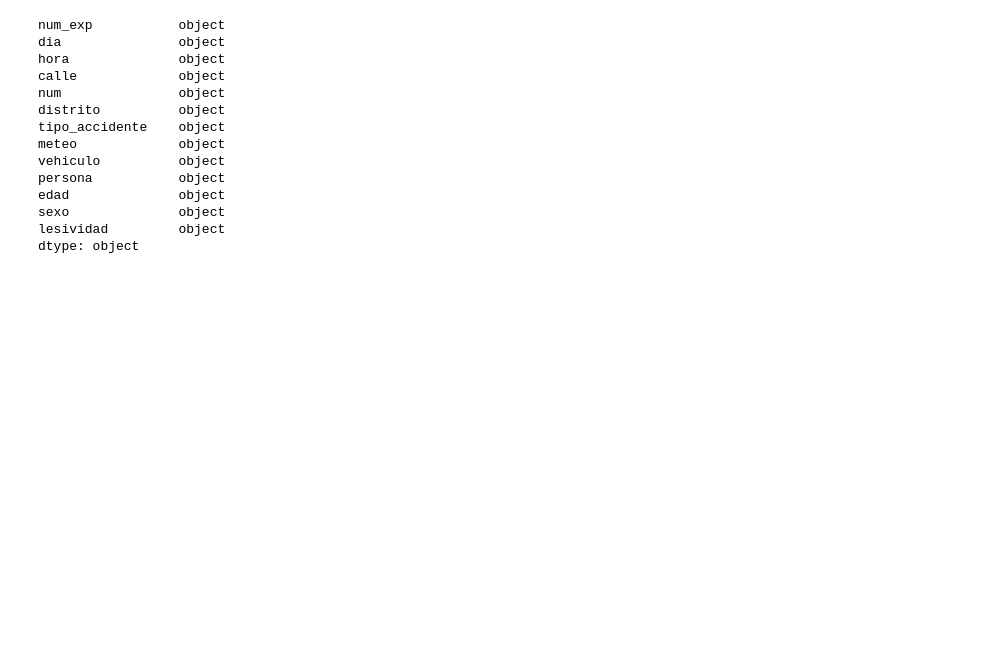
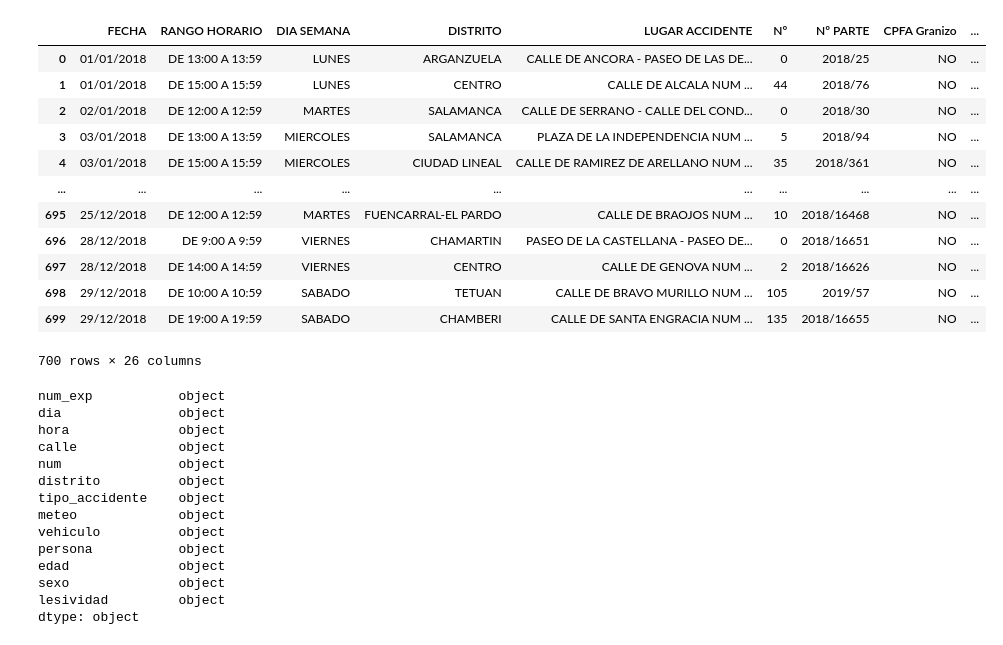
Before and after one commit to Ovion/Plan-B, a Jupyter notebook: input/raw_data/Cleaning_Untitled.ipynb, the cells around one changed output. Cells and saved outputs as stored; diff of their text form; code cells hidden in the pictures; blank space fills up the shorter version.

```diff
--- a/input/raw_data/Cleaning_Untitled.ipynb
+++ b/input/raw_data/Cleaning_Untitled.ipynb
@@ -12,6 +12,24 @@ def get_df_norm_header_index(path):
     return df
 
 bici = get_df_norm_header_index('bicicletas/AccidentesBicicletas_2019.csv')
+# %%
+df = pd.read_csv('bicicletas/AccidentesBicicletas_2018.csv', encoding='latin_1',sep = ';')
+# %%
+df
+# %% [output]
+|  | FECHA | RANGO HORARIO | DIA SEMANA | DISTRITO | LUGAR ACCIDENTE | Nº | Nº PARTE | CPFA Granizo | ... |
+| 0 | 01/01/2018 | DE 13:00 A 13:59 | LUNES | ARGANZUELA | CALLE DE ANCORA - PASEO DE LAS DE... | 0 | 2018/25 | NO | ... |
+| 1 | 01/01/2018 | DE 15:00 A 15:59 | LUNES | CENTRO | CALLE DE ALCALA NUM ... | 44 | 2018/76 | NO | ... |
+| 2 | 02/01/2018 | DE 12:00 A 12:59 | MARTES | SALAMANCA | CALLE DE SERRANO - CALLE DEL COND... | 0 | 2018/30 | NO | ... |
+| 3 | 03/01/2018 | DE 13:00 A 13:59 | MIERCOLES | SALAMANCA | PLAZA DE LA INDEPENDENCIA NUM ... | 5 | 2018/94 | NO | ... |
+| 4 | 03/01/2018 | DE 15:00 A 15:59 | MIERCOLES | CIUDAD LINEAL | CALLE DE RAMIREZ DE ARELLANO NUM ... | 35 | 2018/361 | NO | ... |
+| ... | ... | ... | ... | ... | ... | ... | ... | ... | ... |
+| 695 | 25/12/2018 | DE 12:00 A 12:59 | MARTES | FUENCARRAL-EL PARDO | CALLE DE BRAOJOS NUM ... | 10 | 2018/16468 | NO | ... |
+| 696 | 28/12/2018 | DE 9:00 A 9:59 | VIERNES | CHAMARTIN | PASEO DE LA CASTELLANA - PASEO DE... | 0 | 2018/16651 | NO | ... |
+| 697 | 28/12/2018 | DE 14:00 A 14:59 | VIERNES | CENTRO | CALLE DE GENOVA NUM ... | 2 | 2018/16626 | NO | ... |
+| 698 | 29/12/2018 | DE 10:00 A 10:59 | SABADO | TETUAN | CALLE DE BRAVO MURILLO NUM ... | 105 | 2019/57 | NO | ... |
+| 699 | 29/12/2018 | DE 19:00 A 19:59 | SABADO | CHAMBERI | CALLE DE SANTA ENGRACIA NUM ... | 135 | 2018/16655 | NO | ... |
+700 rows × 26 columns
 # %%
 bici.dtypes
 # %% [output]
```
Also changed, not shown: 2 other files.
